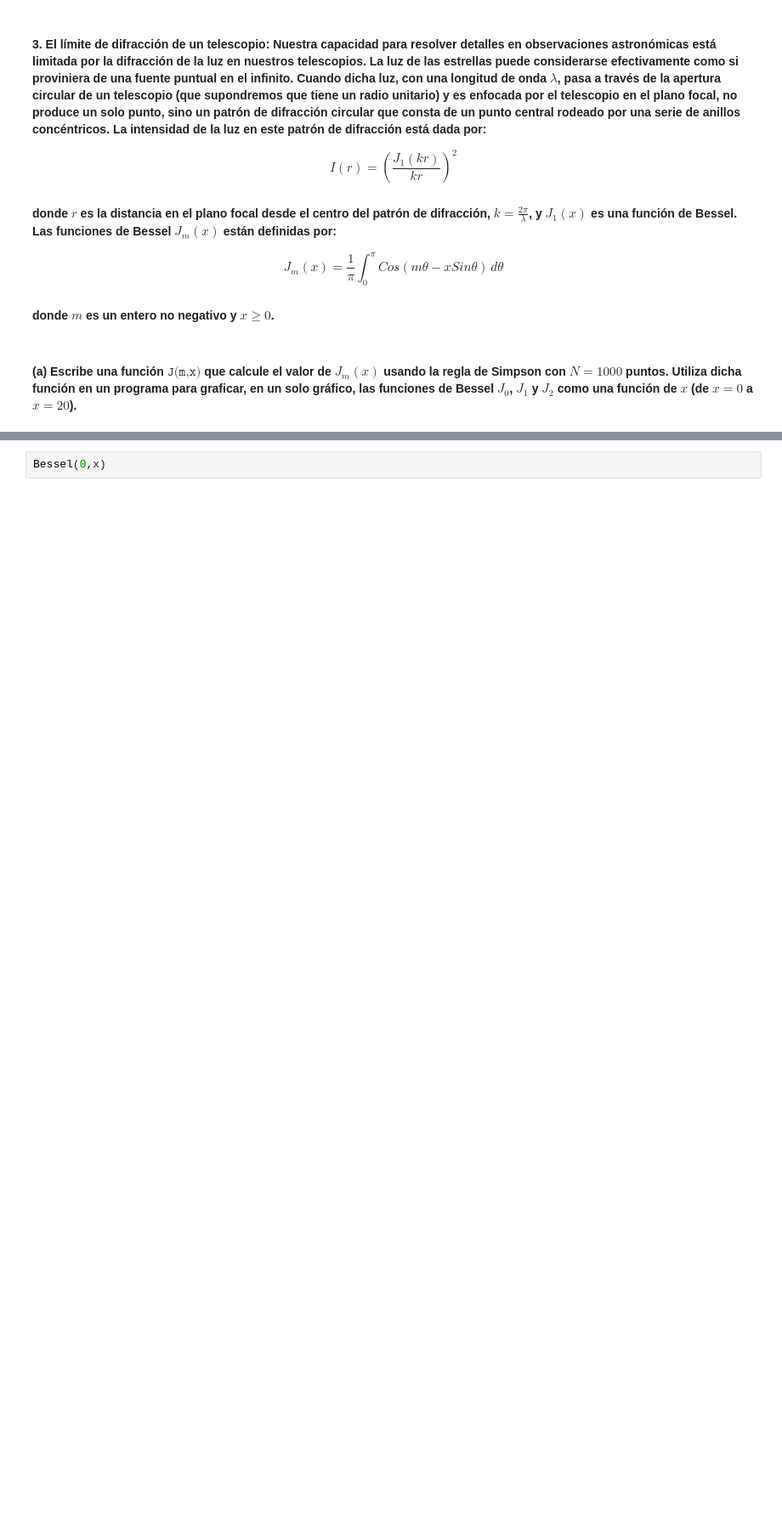
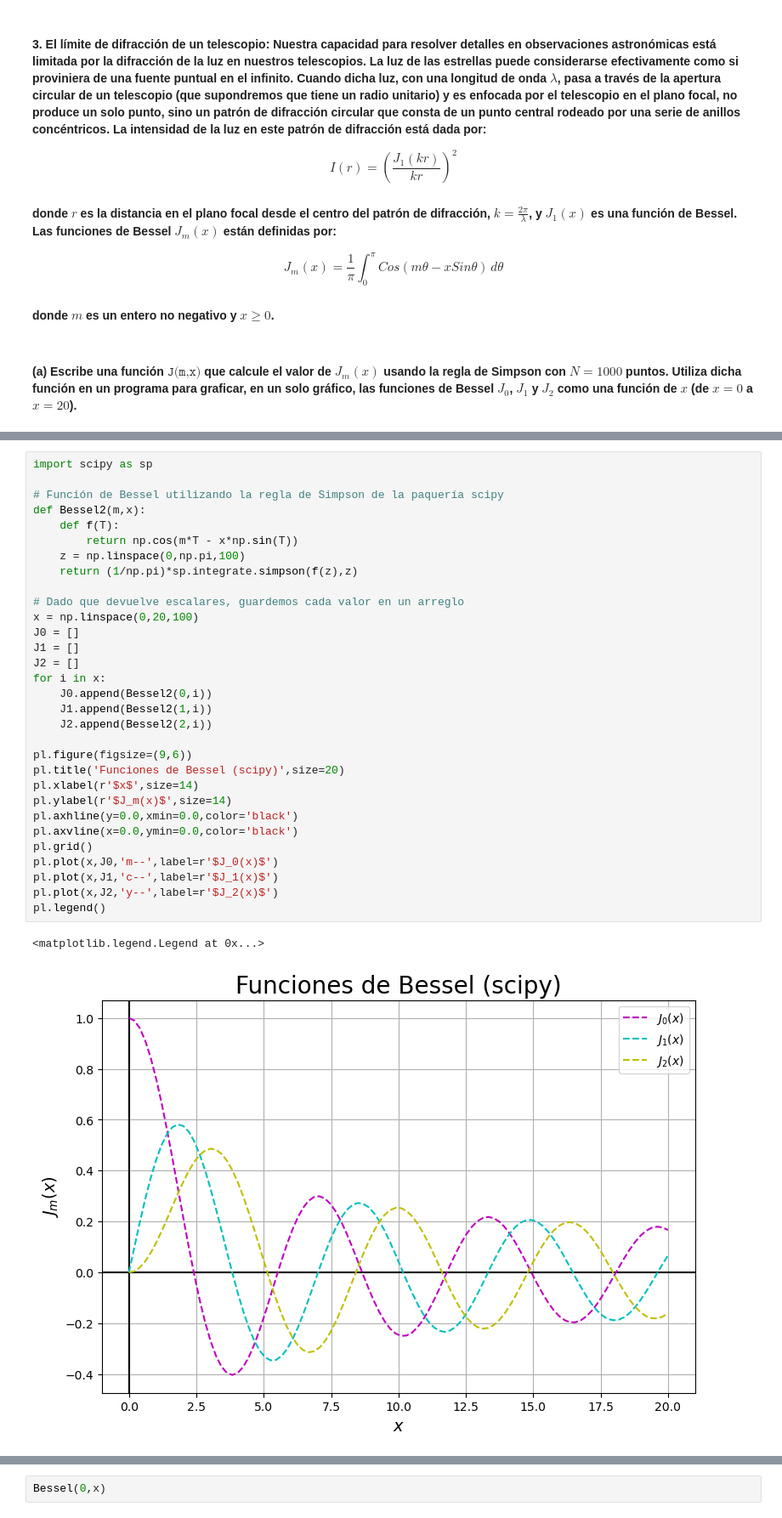
Before and after one commit to Alexi5omg/CLASE, a Jupyter notebook: Tareas/Práctica_3.ipynb, the cells around one changed output, grey strips where cells are left out. Shown: that part at 85% size. Drawn from its saved outputs; the diff is of its cells as text; blank space fills up the shorter version.

```diff
--- a/Tareas/Práctica_3.ipynb
+++ b/Tareas/Práctica_3.ipynb
@@ -210,0 +220,34 @@ pl.grid()
+# %%
+import scipy as sp
+
+# Función de Bessel utilizando la regla de Simpson de la paquería scipy
+def Bessel2(m,x):
+    def f(T):
+        return np.cos(m*T - x*np.sin(T))
+    z = np.linspace(0,np.pi,100)
+    return (1/np.pi)*sp.integrate.simpson(f(z),z)
+
+# Dado que devuelve escalares, guardemos cada valor en un arreglo
+x = np.linspace(0,20,100)
+J0 = []
+J1 = []
+J2 = []
+for i in x:
+    J0.append(Bessel2(0,i))
+    J1.append(Bessel2(1,i))
+    J2.append(Bessel2(2,i))
+
+pl.figure(figsize=(9,6))
+pl.title('Funciones de Bessel (scipy)',size=20)
+pl.xlabel(r'$x$',size=14)
+pl.ylabel(r'$J_m(x)$',size=14)
+pl.axhline(y=0.0,xmin=0.0,color='black')
+pl.axvline(x=0.0,ymin=0.0,color='black')
+pl.grid()
+pl.plot(x,J0,'m--',label=r'$J_0(x)$')
+pl.plot(x,J1,'c--',label=r'$J_1(x)$')
+pl.plot(x,J2,'y--',label=r'$J_2(x)$')
+pl.legend()
+# %% [output]
+<matplotlib.legend.Legend at 0x...>
+[figure, added]
```
Also changed, not shown: parts of 41 cells of this notebook.
